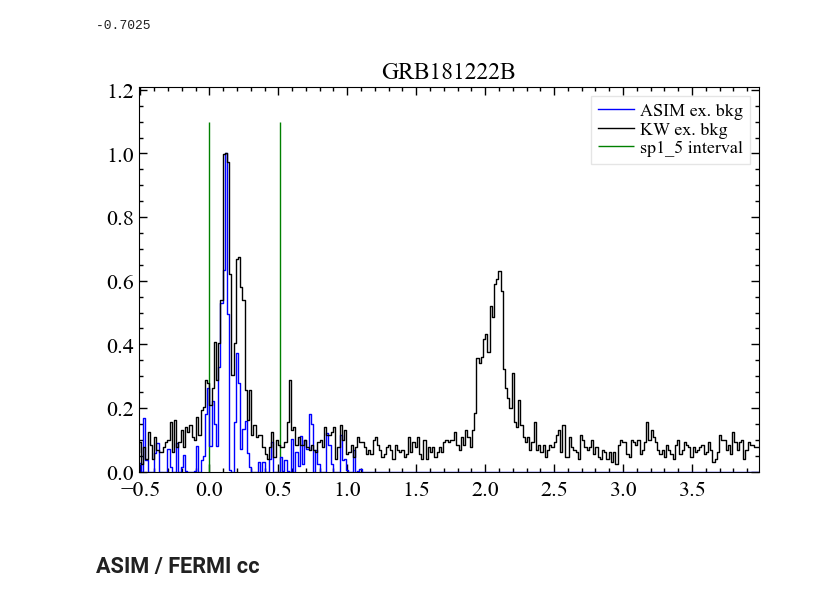
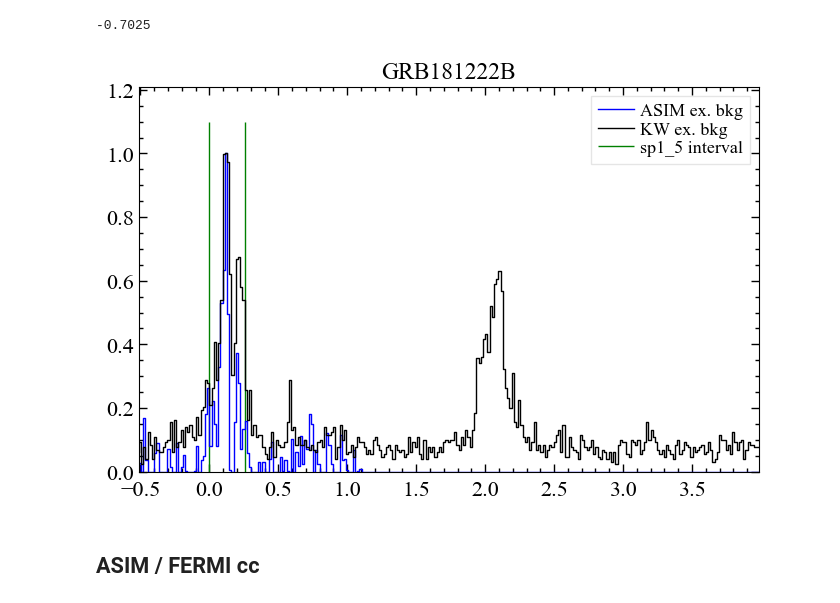
Before and after one commit to AndreasRamsli/GRB, a Jupyter notebook: xspec/GRB200716C/GRB200716C_extract.ipynb, the cells around one changed output. Cells and saved outputs as stored; diff of their text form; code cells hidden in the pictures.

```diff
--- a/xspec/GRB200716C/GRB200716C_extract.ipynb
+++ b/xspec/GRB200716C/GRB200716C_extract.ipynb
@@ -443,21 +442,21 @@ print(np.round(tlagg_asim + tlagg_approx_asim,4))
 # %%
 tus_asim_shifted = df_asim_burst['tus'].to_numpy() + tlagg_asim + tlagg_approx_asim
 
 asim_counts, asim_edges = np.histogram(tus_asim_shifted, bins=bins)
 asim_jx = np.searchsorted(asim_edges, -0.15)
 asim_counts = np.maximum(asim_counts - np.mean(asim_counts[:asim_jx]), 0)
 
 plt.step(x=bins[:-1], y=asim_counts/max(asim_counts), where='pre', label='ASIM ex. bkg',c='blue')
 plt.step(x=bins[:-1],y=(G2+G3)/max(G2+G3),where='pre',label='KW ex. bkg',c='black')
-plt.vlines(x=[0.0,0.512],ymin=0,ymax=1.1,label='sp1_5 interval',color='g')
-#plt.xlim(left=-0.512, right=0.6)
+plt.vlines(x=[0.0,0.256],ymin=0,ymax=1.1,label='sp1_5 interval',color='g')
+#plt.xlim(left=-0.256, right=0.6)
 #plt.xlim(left=0.1, right=0.3)
 plt.ylim(bottom=0.0)
 plt.title("GRB181222B")
 plt.legend(loc='upper right')
 plt.show() #evident that the asim lc must be shifted by ~ -0.6s
 # %% [output]
-[figure, old version]
+[figure, new version]
 # %% [markdown]
 ## ASIM / FERMI cc
 # %%
```
Also changed, not shown: parts of 10 cells of this notebook, 10 other files.
